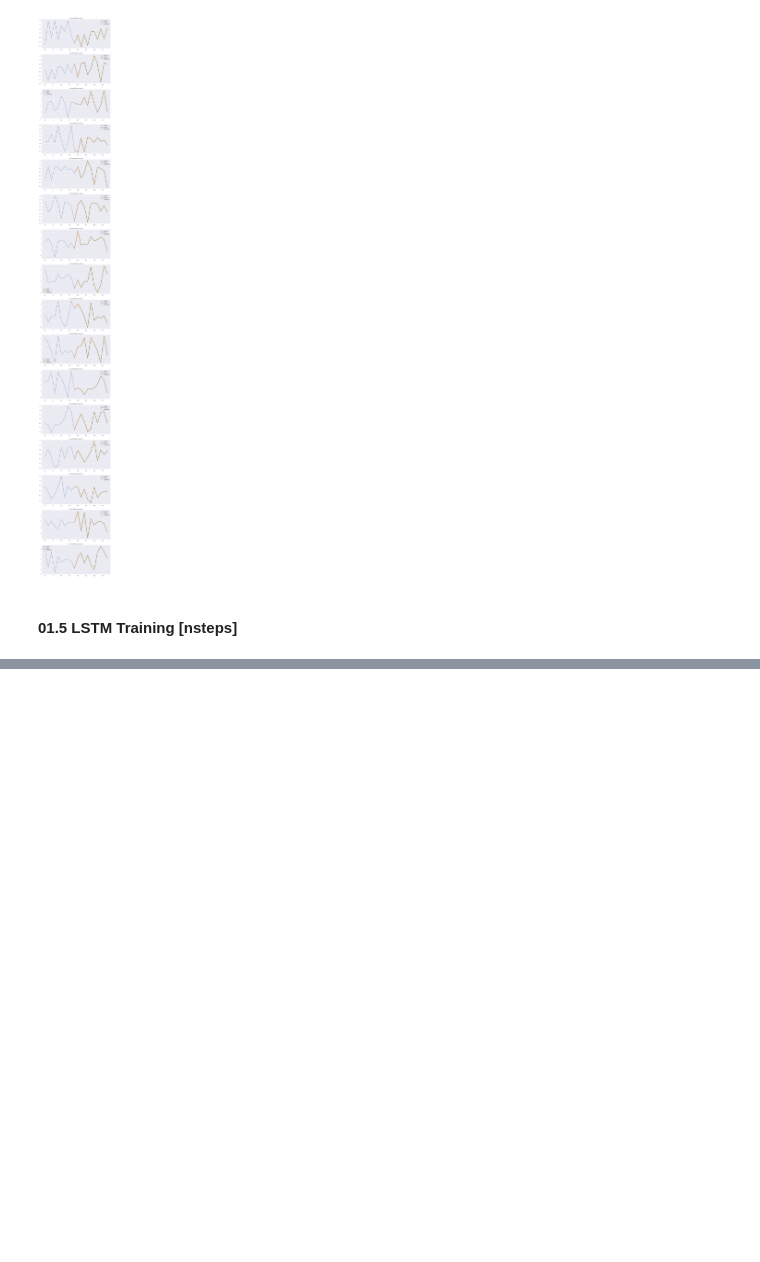
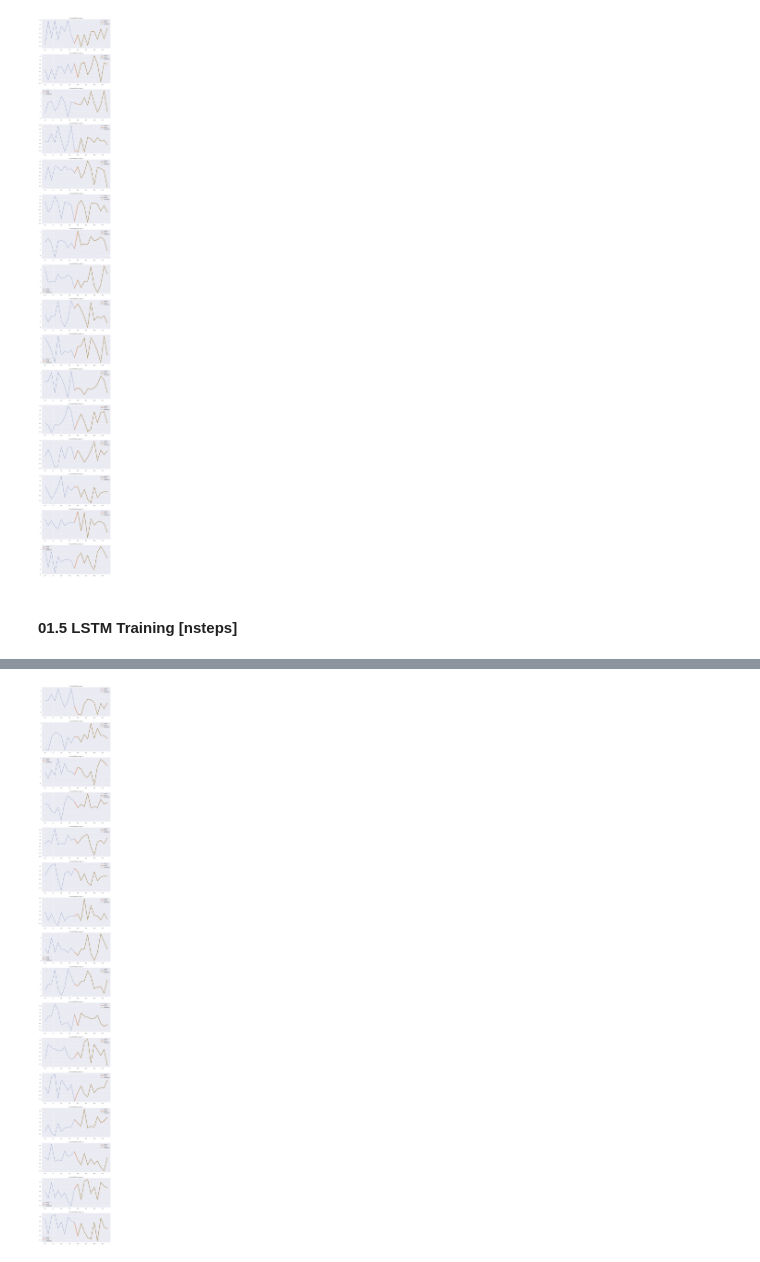
Before and after one commit to Skanichpy/timeseries_prediction, a Jupyter notebook: launch.ipynb, the cells around one changed output, grey strips where cells are left out. Cells and saved outputs as stored; diff of their text form; code cells hidden in the pictures; blank space fills up the shorter version.

Commit message:
add LSTM n-step prediction

```diff
--- a/launch.ipynb
+++ b/launch.ipynb
@@ -183,3 +180,28 @@ plot_nstep_real_and_predictions(test_dataset, test_predictions)
 [figure]
 # %% [markdown]
 #### 01.5 LSTM Training [nsteps]
+# %%
+timeseries_nstep = TimeSeriesNstepsLstmDataset(lpaths, augm_path, window_len=10)
+train_dataset, test_dataset = time_series_split(timeseries_nstep,
+                                                test_size=0.02)
+
+train_loader = DataLoader(train_dataset,
+                          batch_size=CONFIG['data']['train_batch_size'],
+                          shuffle=CONFIG['data']['shuffle'],
+                          drop_last=False)
+
+test_loader = DataLoader(test_dataset,
+                         batch_size=CONFIG['data']['test_batch_size'],
+                         shuffle=CONFIG['data']['shuffle'],
+                         drop_last=False)
+# %%
+net = TimeSeriesLstmRegressionN(input_size=8,
+                                hidden_size=128,
+                                decoder_hidden_size=128,
+                                num_layers=2,
+                                bidirectional=True,
+                                nsteps=10)
+# %%
+trainer = pl.Trainer(max_epochs=10)
+trainer.fit(net,
+            train_dataloaders=train_loader)
@@ -185,0 +236,7 @@ plot_nstep_real_and_predictions(test_dataset, test_predictions)
+# %%
+test_predictions = trainer.predict(net, dataloaders=test_loader)
+test_predictions = torch.cat(test_predictions)
+# %%
+plot_nstep_real_and_predictions(test_dataset, test_predictions)
+# %% [output]
+[figure, added]
```
Also changed, not shown: parts of 4 cells of this notebook, 2 other files.
